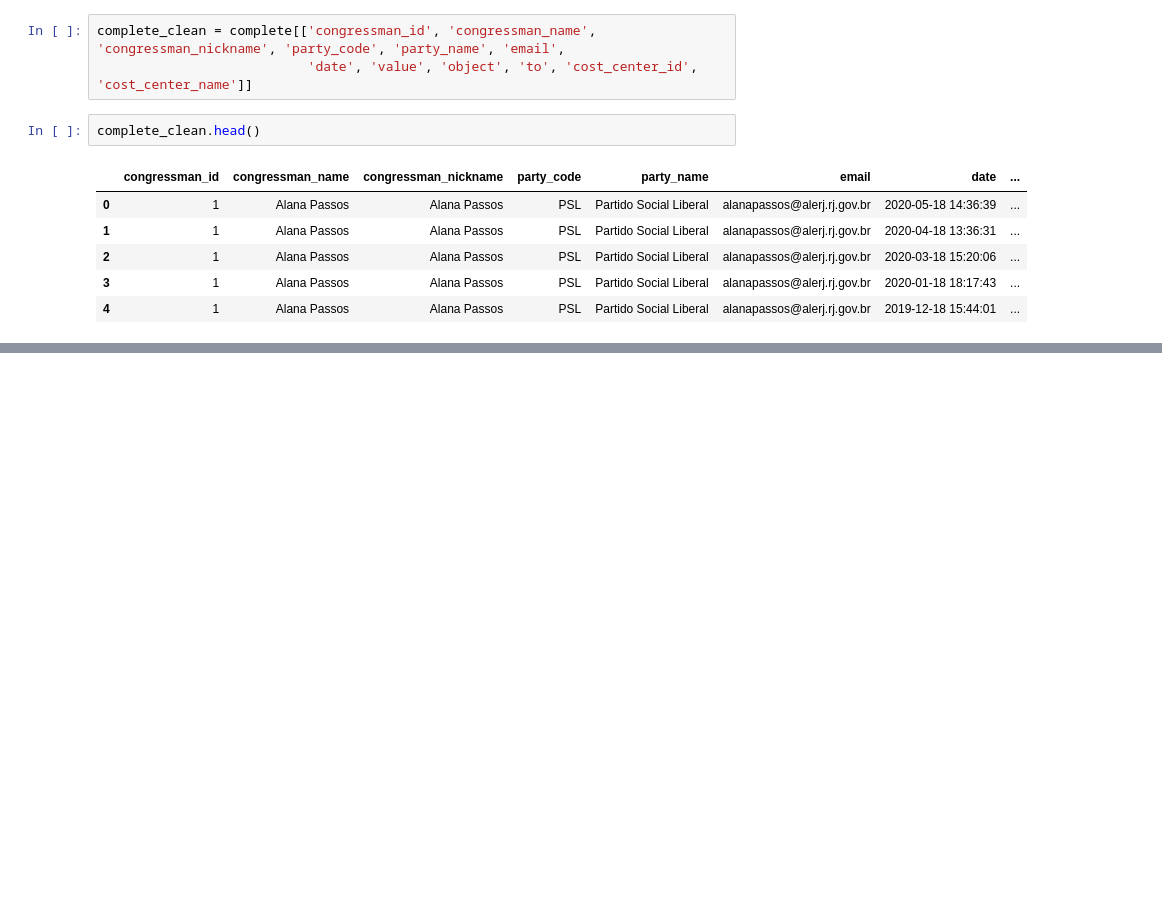
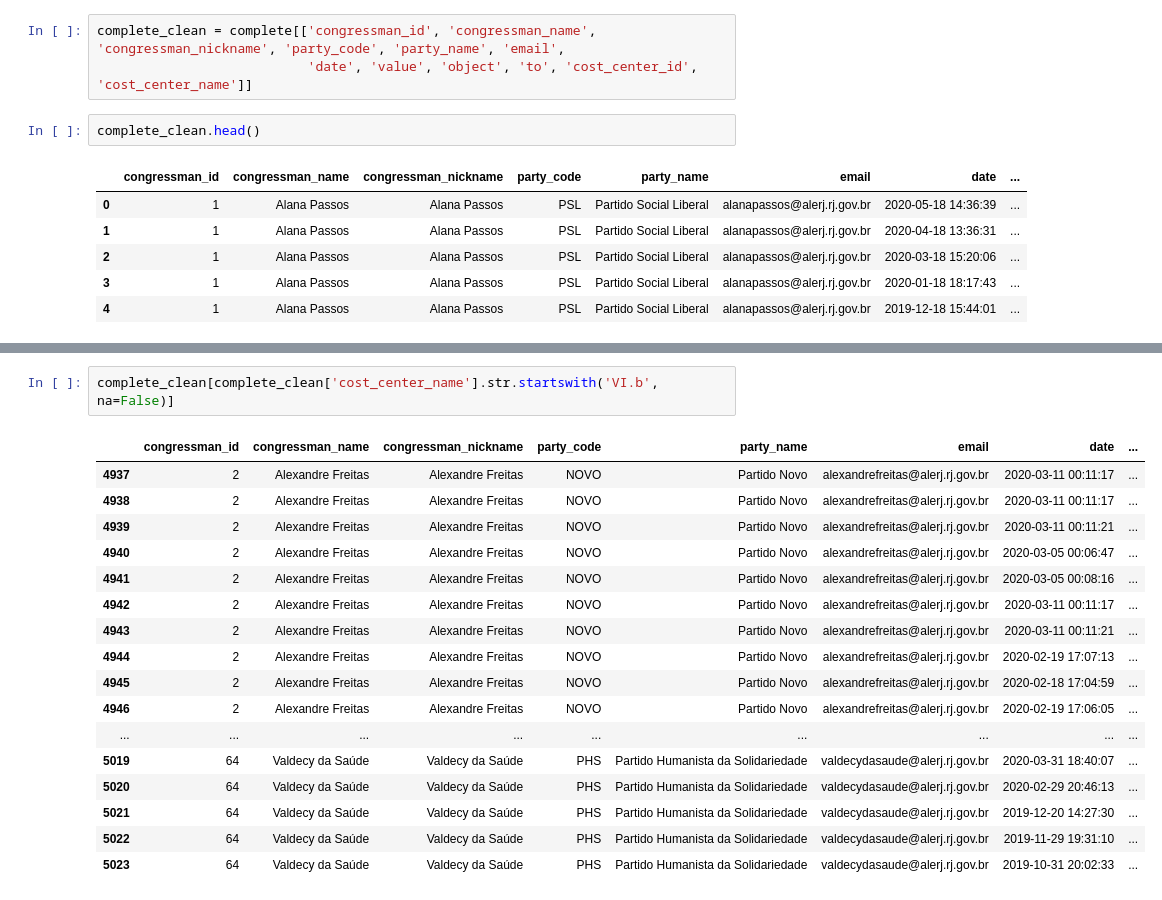
Before and after one commit to pbragamiranda/alerj, a Jupyter notebook: merging_data.ipynb, the cells around one changed output, grey strips where cells are left out. Cells and saved outputs as stored; diff of their text form; blank space fills up the shorter version.

```diff
--- a/merging_data.ipynb
+++ b/merging_data.ipynb
@@ -35,0 +83,20 @@ complete_clean.to_csv('./data/complete_30082020.csv')
+# %%
+complete_clean[complete_clean['cost_center_name'].str.startswith('VI.b', na=False)]
+# %% [output]
+|  | congressman_id | congressman_name | congressman_nickname | party_code | party_name | email | date | ... |
+| 4937 | 2 | Alexandre Freitas | Alexandre Freitas | NOVO | Partido Novo | alexandrefreitas@alerj.rj.gov.br | 2020-03-11 00:11:17 | ... |
+| 4938 | 2 | Alexandre Freitas | Alexandre Freitas | NOVO | Partido Novo | alexandrefreitas@alerj.rj.gov.br | 2020-03-11 00:11:17 | ... |
+| 4939 | 2 | Alexandre Freitas | Alexandre Freitas | NOVO | Partido Novo | alexandrefreitas@alerj.rj.gov.br | 2020-03-11 00:11:21 | ... |
+| 4940 | 2 | Alexandre Freitas | Alexandre Freitas | NOVO | Partido Novo | alexandrefreitas@alerj.rj.gov.br | 2020-03-05 00:06:47 | ... |
+| 4941 | 2 | Alexandre Freitas | Alexandre Freitas | NOVO | Partido Novo | alexandrefreitas@alerj.rj.gov.br | 2020-03-05 00:08:16 | ... |
+| 4942 | 2 | Alexandre Freitas | Alexandre Freitas | NOVO | Partido Novo | alexandrefreitas@alerj.rj.gov.br | 2020-03-11 00:11:17 | ... |
+| 4943 | 2 | Alexandre Freitas | Alexandre Freitas | NOVO | Partido Novo | alexandrefreitas@alerj.rj.gov.br | 2020-03-11 00:11:21 | ... |
+| 4944 | 2 | Alexandre Freitas | Alexandre Freitas | NOVO | Partido Novo | alexandrefreitas@alerj.rj.gov.br | 2020-02-19 17:07:13 | ... |
+| 4945 | 2 | Alexandre Freitas | Alexandre Freitas | NOVO | Partido Novo | alexandrefreitas@alerj.rj.gov.br | 2020-02-18 17:04:59 | ... |
+| 4946 | 2 | Alexandre Freitas | Alexandre Freitas | NOVO | Partido Novo | alexandrefreitas@alerj.rj.gov.br | 2020-02-19 17:06:05 | ... |
+| ... | ... | ... | ... | ... | ... | ... | ... | ... |
+| 5019 | 64 | Valdecy da Saúde | Valdecy da Saúde | PHS | Partido Humanista da Solidariedade | valdecydasaude@alerj.rj.gov.br | 2020-03-31 18:40:07 | ... |
+| 5020 | 64 | Valdecy da Saúde | Valdecy da Saúde | PHS | Partido Humanista da Solidariedade | valdecydasaude@alerj.rj.gov.br | 2020-02-29 20:46:13 | ... |
+| 5021 | 64 | Valdecy da Saúde | Valdecy da Saúde | PHS | Partido Humanista da Solidariedade | valdecydasaude@alerj.rj.gov.br | 2019-12-20 14:27:30 | ... |
+| 5022 | 64 | Valdecy da Saúde | Valdecy da Saúde | PHS | Partido Humanista da Solidariedade | valdecydasaude@alerj.rj.gov.br | 2019-11-29 19:31:10 | ... |
+| 5023 | 64 | Valdecy da Saúde | Valdecy da Saúde | PHS | Partido Humanista da Solidariedade | valdecydasaude@alerj.rj.gov.br | 2019-10-31 20:02:33 | ... |
```
Also changed, not shown: parts of 4 cells of this notebook.
